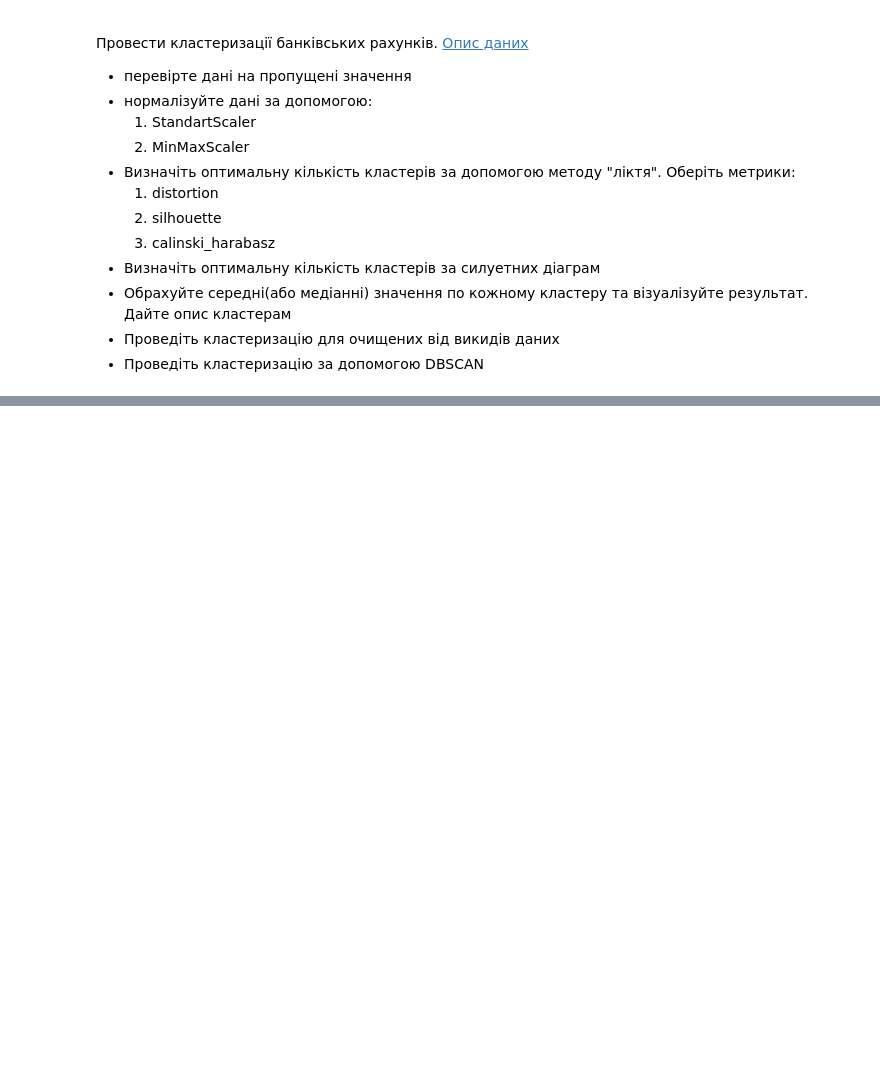
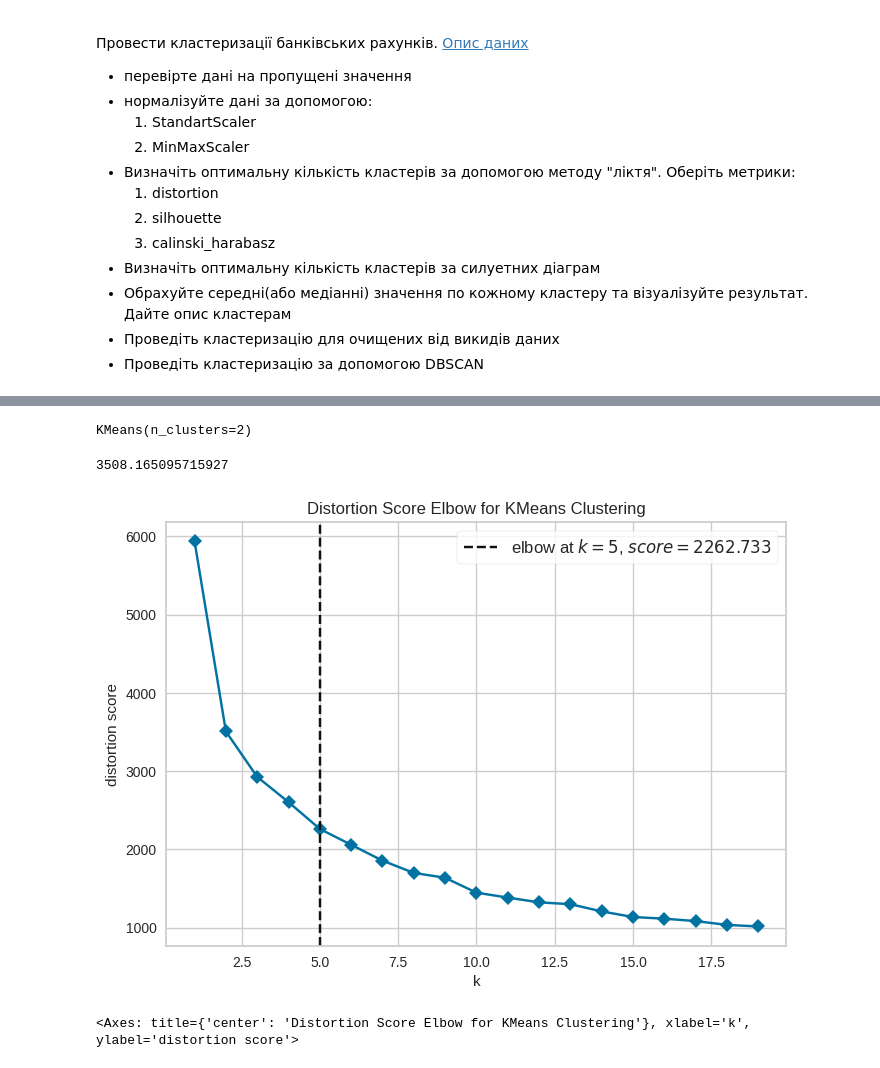
Before and after one commit to shaya-686/AI, a Jupyter notebook: Практика_clustering.ipynb, the cells around one changed output, grey strips where cells are left out. Drawn from its saved outputs; the diff is of its cells as text; code cells hidden in the pictures; blank space fills up the shorter version.

```diff
--- a/Практика_clustering.ipynb
+++ b/Практика_clustering.ipynb
@@ -32,0 +65,25 @@ df.head()
+# %%
+df = df.drop('CUST_ID', axis = 1)
+# %%
+from sklearn.impute import SimpleImputer
+imputer = SimpleImputer(strategy='median')
+df = pd.DataFrame(imputer.fit_transform(df), columns=df.columns)
+# %%
+from sklearn.preprocessing import MinMaxScaler, StandardScaler
+
+scaler = MinMaxScaler()
+scaler.set_output(transform='pandas')
+
+data = scaler.fit_transform(df)
+# %%
+from sklearn.cluster import KMeans
+
+kmeans = KMeans(2)
+
+kmeans.fit(data)
+# %% [output]
+KMeans(n_clusters=2)
+# %%
+kmeans.inertia_
+# %% [output]
+3508.165095715927
@@ -32,0 +92,16 @@ df.head()
+# %%
+from yellowbrick.cluster import KElbowVisualizer
+
+model = KMeans(n_init='auto', random_state=42)
+visualizer = KElbowVisualizer(model,
+                              k=(1, 20),
+                              timings=False,
+                              metric='distortion', # distortion, silhouette, calinski_harabasz
+                              distance_metric='euclidean'
+                              )
+
+visualizer.fit(data)
+visualizer.show()
+# %% [output]
+[figure, added]
+<Axes: title={'center': 'Distortion Score Elbow for KMeans Clustering'}, xlabel='k', ylabel='distortion score'>
```
Also changed, not shown: parts of 17 cells of this notebook.
